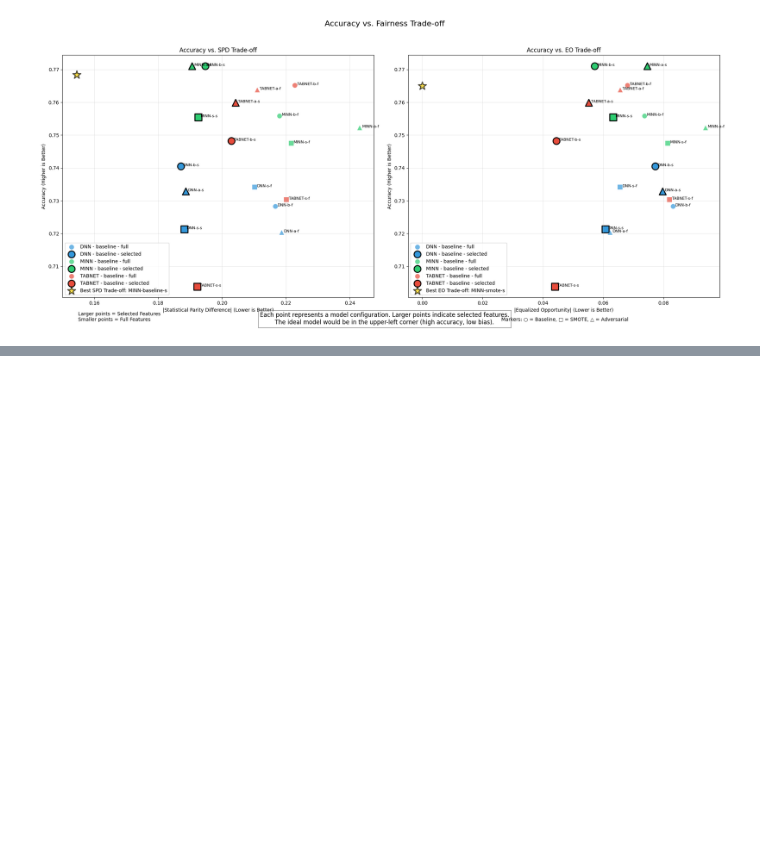
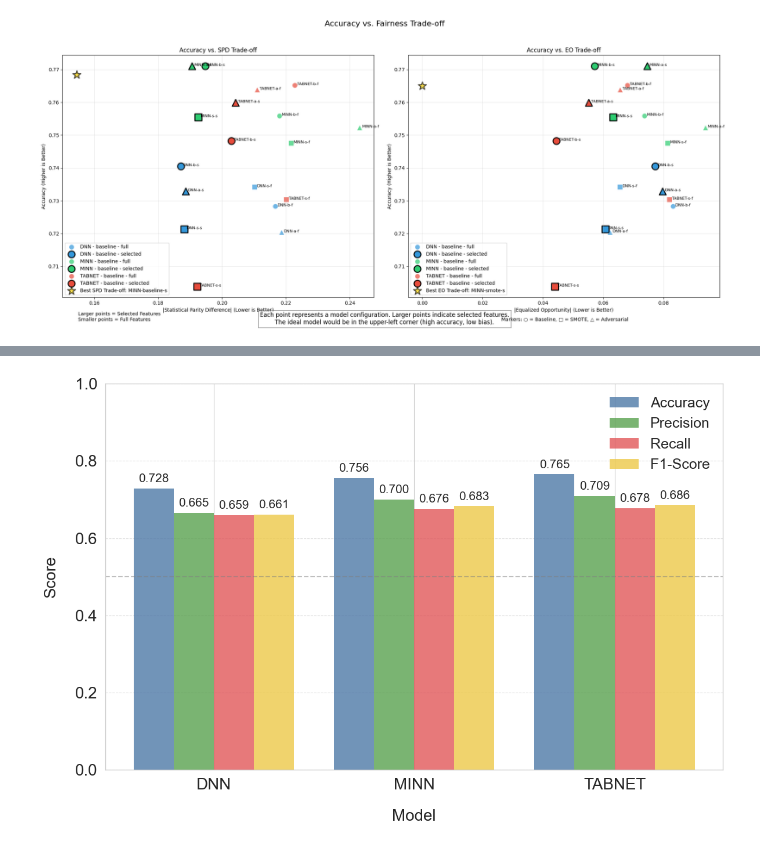
Before and after one commit to Haoze-Z/DSCI531_Group_Project_Student_Dropouts, a Jupyter notebook: new_model.ipynb, the cells around one changed output, grey strips where cells are left out. Cells and saved outputs as stored; diff of their text form; code cells hidden in the pictures; blank space fills up the shorter version.

```diff
--- a/new_model.ipynb
+++ b/new_model.ipynb
@@ -1178,0 +551,57 @@ plt.show()  # Display the plot instead of saving it
+# %%
+# Metric colors
+METRIC_COLORS = {
+    'accuracy': '#4e79a7',   # Blue
+    'precision': '#59a14f',  # Green
+    'recall': '#e15759',     # Red
+    'f1': '#edc949'          # Yellow
+}
+
+# Filter for baseline models with full features
+baseline_full = results_df[(results_df['variant'] == 'baseline') &
+                          (results_df['feature_set'] == 'full')]
+
+# Create figure
+plt.figure(figsize=(12, 8))
+
+# Define metrics and their labels
+performance_metrics = ['accuracy', 'precision', 'recall', 'f1']
+pretty_labels = ['Accuracy', 'Precision', 'Recall', 'F1-Score']
+
+# Calculate means for each model and metric
+model_means = baseline_full.groupby('model')[performance_metrics].mean()
+
+# Define bar positions and width
+bar_width = 0.2
+x = np.arange(len(model_means.index))
+
+# Plot each performance metric as a group of bars
+for i, metric in enumerate(performance_metrics):
+    bars = plt.bar(x + (i - 1.5) * bar_width, model_means[metric],
+           width=bar_width, label=pretty_labels[i],
+           color=METRIC_COLORS[metric], alpha=0.8)
+
+    # Add value labels on top of bars
+    for j, value in enumerate(model_means[metric]):
+        plt.text(x[j] + (i - 1.5) * bar_width, value + 0.01, f'{value:.3f}',
+                ha='center', va='bottom', fontsize=VALUE_LABEL_SIZE)
+
+# Add labels and title
+plt.xlabel('Model', fontsize=AXIS_LABEL_SIZE)
+plt.ylabel('Score', fontsize=AXIS_LABEL_SIZE)
+plt.xticks(x, [model.upper() for model in model_means.index],
+          fontsize=TICK_LABEL_SIZE)
+plt.yticks(fontsize=TICK_LABEL_SIZE)
+plt.legend(fontsize=18)
+plt.ylim(0, 1.0)  # Set y-axis limit from 0 to 1
+
+# Add grid for better readability
+plt.grid(axis='y', linestyle='--', alpha=0.7)
+
+# Add horizontal line at y=0.5 for reference
+plt.axhline(y=0.5, color='gray', linestyle='--', alpha=0.5)
+
+plt.tight_layout()
+plt.show()
+# %% [output]
+[figure, added]
```
Also changed, not shown: parts of 7 cells of this notebook.
